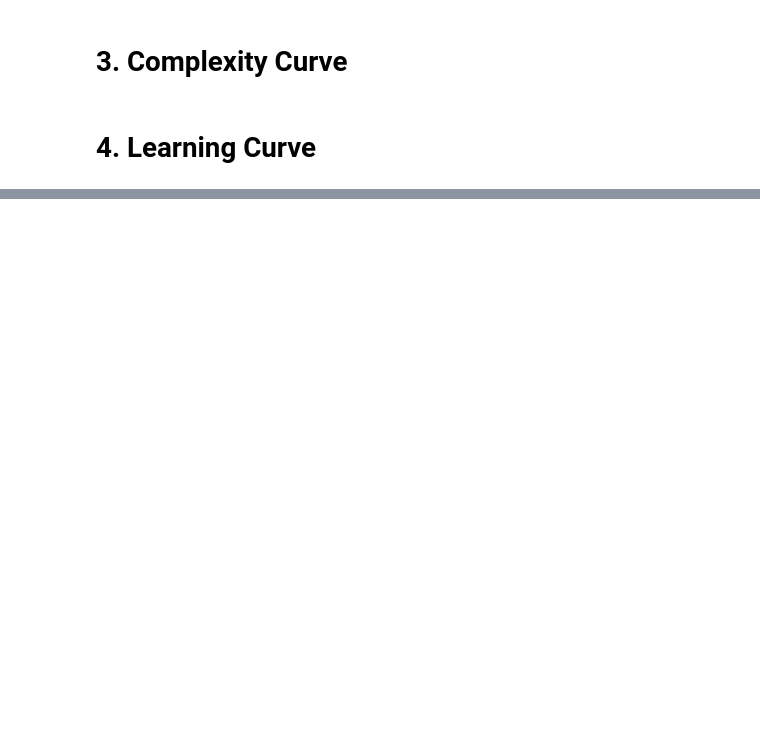
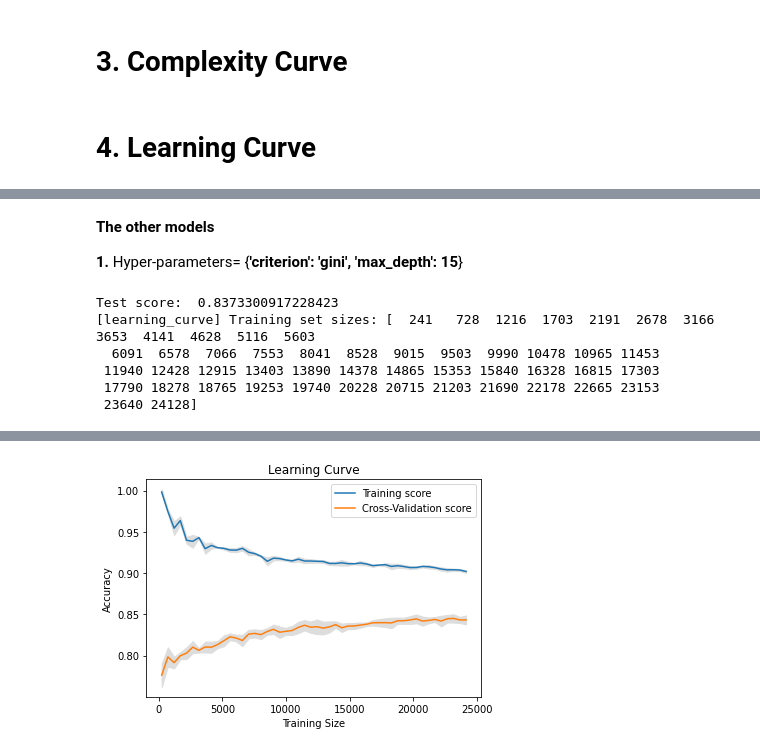
Before and after one commit to ngonhan2k5/cs-ml, a Jupyter notebook: proj1/DecisionTree.ipynb, the cells around one changed output, grey strips where cells are left out. Drawn from its saved outputs; the diff is of its cells as text; code cells hidden in the pictures; blank space fills up the shorter version.

```diff
--- a/proj1/DecisionTree.ipynb
+++ b/proj1/DecisionTree.ipynb
@@ -129,0 +179,19 @@ Confussion Matrix when applying the trained model to predict the Test set
+# %% [markdown]
+**The other models**
+
+**1.**   Hyper-parameters= {**'criterion': 'gini', 'max_depth': 15**}
+# %%
+second_clf= DecisionTreeClassifier(criterion= 'gini', max_depth=15)
+second_clf= second_clf.fit(X_train, y_train)
+score= second_clf.score(X_test, y_test)
+print("Test score: ", score)
+
+train_sizes, train_scores, test_scores= learning_curve(second_clf, input_df, target_df, scoring='accuracy', train_sizes= np.linspace(0.01,1,50), verbose=1)
+show_learning_curve(train_scores_mean, train_scores_std, test_scores_mean, test_scores_std)
+# %% [output]
+Test score:  0.8373300917228423
+[learning_curve] Training set sizes: [  241   728  1216  1703  2191  2678  3166  3653  4141  4628  5116  5603
+  6091  6578  7066  7553  8041  8528  9015  9503  9990 10478 10965 11453
+ 11940 12428 12915 13403 13890 14378 14865 15353 15840 16328 16815 17303
+ 17790 18278 18765 19253 19740 20228 20715 21203 21690 22178 22665 23153
+ 23640 24128]
@@ -129,0 +200 @@ Confussion Matrix when applying the trained model to predict the Test set
+[figure, added]
```
Also changed, not shown: parts of 11 cells of this notebook.
